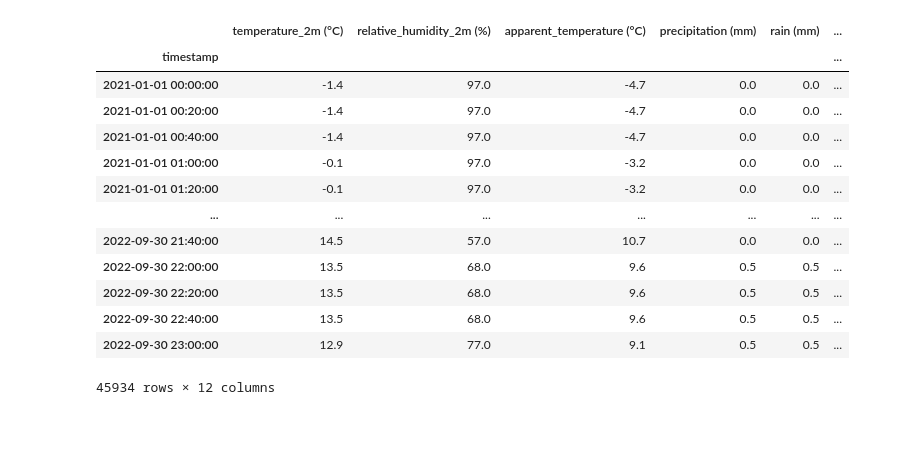
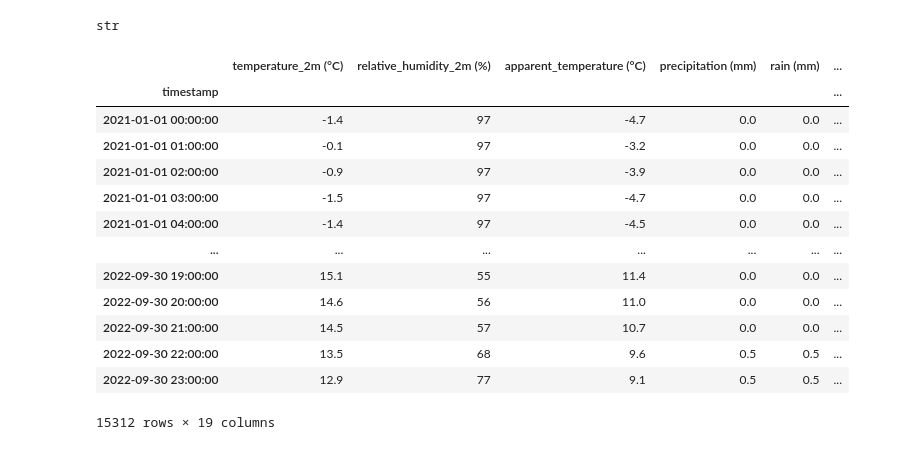
Before and after one commit to Alex5xelA/Bakery_sales_forecast, a Jupyter notebook: notebooks/final_merged_dataset_copy.ipynb, the cells around one changed output. Drawn from its saved outputs; the diff is of its cells as text; code cells hidden in the pictures.

```diff
--- a/notebooks/final_merged_dataset_copy.ipynb
+++ b/notebooks/final_merged_dataset_copy.ipynb
@@ -78,7 +95,7 @@ df_weather['month_cos'] = np.cos(df_weather['month_radians'])
 # Dropping ['month_radians']
 df_weather.drop(columns=['month_radians', 'month'], inplace=True)
 # Setting new date column as index
-#df_weather.set_index(['timestamp'], inplace=True)
+df_weather.set_index(['timestamp'], inplace=True)
 # Creates dictionary with Holidays
 holidays = [
     '2021-01-01',
@@ -102,31 +119,36 @@ holidays = [
     '2022-08-15',
 ]
 #holidays = [pd.to_datetime(holiday)for holiday in holidays]
-df_weather['isHoliday'] = df_weather['timestamp'].map(lambda x: 1 if x.strftime('%Y-%m-%d') in holidays else 0)
-df_weather = df_weather.resample('20min', on = 'timestamp').mean().ffill()
+#df_weather['isHoliday'] = df_weather.index.map(lambda x: 1 if x in holidays else 0)
+df_weather['isHoliday'] = df_weather.index.map(lambda x: 1 if x.strftime('%Y-%m-%d') in holidays else 0)
+# df_weather = df_weather.resample('20min', on = 'timestamp').mean().ffill()
-# %%
-df_weather
-# %% [output]
-|  | temperature_2m (°C) | relative_humidity_2m (%) | apparent_temperature (°C) | precipitation (mm) | rain (mm) | ... |
-| timestamp |  |  |  |  |  | ... |
-| 2021-01-01 00:00:00 | -1.4 | 97.0 | -4.7 | 0.0 | 0.0 | ... |
-| 2021-01-01 00:20:00 | -1.4 | 97.0 | -4.7 | 0.0 | 0.0 | ... |
-| 2021-01-01 00:40:00 | -1.4 | 97.0 | -4.7 | 0.0 | 0.0 | ... |
-| 2021-01-01 01:00:00 | -0.1 | 97.0 | -3.2 | 0.0 | 0.0 | ... |
-| 2021-01-01 01:20:00 | -0.1 | 97.0 | -3.2 | 0.0 | 0.0 | ... |
-| ... | ... | ... | ... | ... | ... | ... |
-| 2022-09-30 21:40:00 | 14.5 | 57.0 | 10.7 | 0.0 | 0.0 | ... |
-| 2022-09-30 22:00:00 | 13.5 | 68.0 | 9.6 | 0.5 | 0.5 | ... |
-| 2022-09-30 22:20:00 | 13.5 | 68.0 | 9.6 | 0.5 | 0.5 | ... |
-| 2022-09-30 22:40:00 | 13.5 | 68.0 | 9.6 | 0.5 | 0.5 | ... |
-| 2022-09-30 23:00:00 | 12.9 | 77.0 | 9.1 | 0.5 | 0.5 | ... |
-45934 rows × 12 columns
+# %%
+type(df_weather.index[0].strftime('%Y-%m-%d'))
+# %% [output]
+str
 # %%
-merged_data = data_target.join(df_weather, how = 'outer')
+merged_data = df_weather.join(data_target, how = 'left')
 
 final_data = merged_data
 
 final_data = final_data.fillna(value = 0)
 # %%
 final_data.reset_index(inplace = True)
+# %%
+final_data
+# %% [output]
+|  | temperature_2m (°C) | relative_humidity_2m (%) | apparent_temperature (°C) | precipitation (mm) | rain (mm) | ... |
+| timestamp |  |  |  |  |  | ... |
+| 2021-01-01 00:00:00 | -1.4 | 97 | -4.7 | 0.0 | 0.0 | ... |
+| 2021-01-01 01:00:00 | -0.1 | 97 | -3.2 | 0.0 | 0.0 | ... |
+| 2021-01-01 02:00:00 | -0.9 | 97 | -3.9 | 0.0 | 0.0 | ... |
+| 2021-01-01 03:00:00 | -1.5 | 97 | -4.7 | 0.0 | 0.0 | ... |
+| 2021-01-01 04:00:00 | -1.4 | 97 | -4.5 | 0.0 | 0.0 | ... |
+| ... | ... | ... | ... | ... | ... | ... |
+| 2022-09-30 19:00:00 | 15.1 | 55 | 11.4 | 0.0 | 0.0 | ... |
+| 2022-09-30 20:00:00 | 14.6 | 56 | 11.0 | 0.0 | 0.0 | ... |
+| 2022-09-30 21:00:00 | 14.5 | 57 | 10.7 | 0.0 | 0.0 | ... |
+| 2022-09-30 22:00:00 | 13.5 | 68 | 9.6 | 0.5 | 0.5 | ... |
+| 2022-09-30 23:00:00 | 12.9 | 77 | 9.1 | 0.5 | 0.5 | ... |
+15312 rows × 19 columns
 # %%
```
Also changed, not shown: parts of 4 cells of this notebook.
